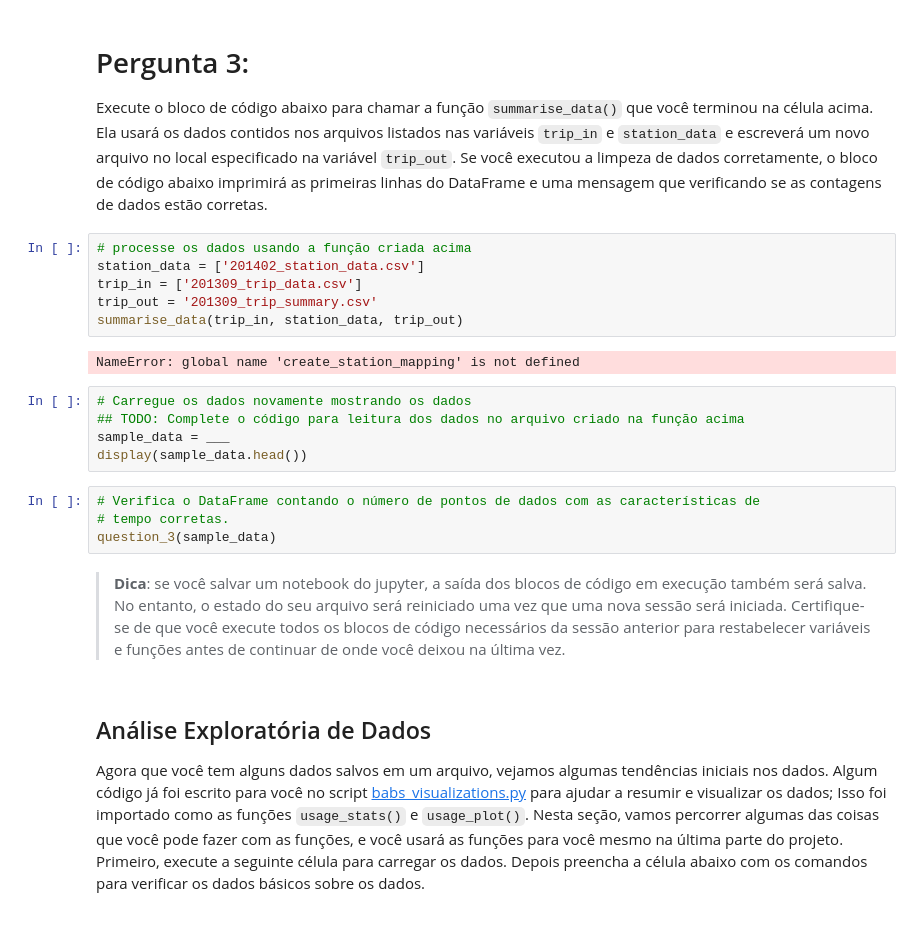
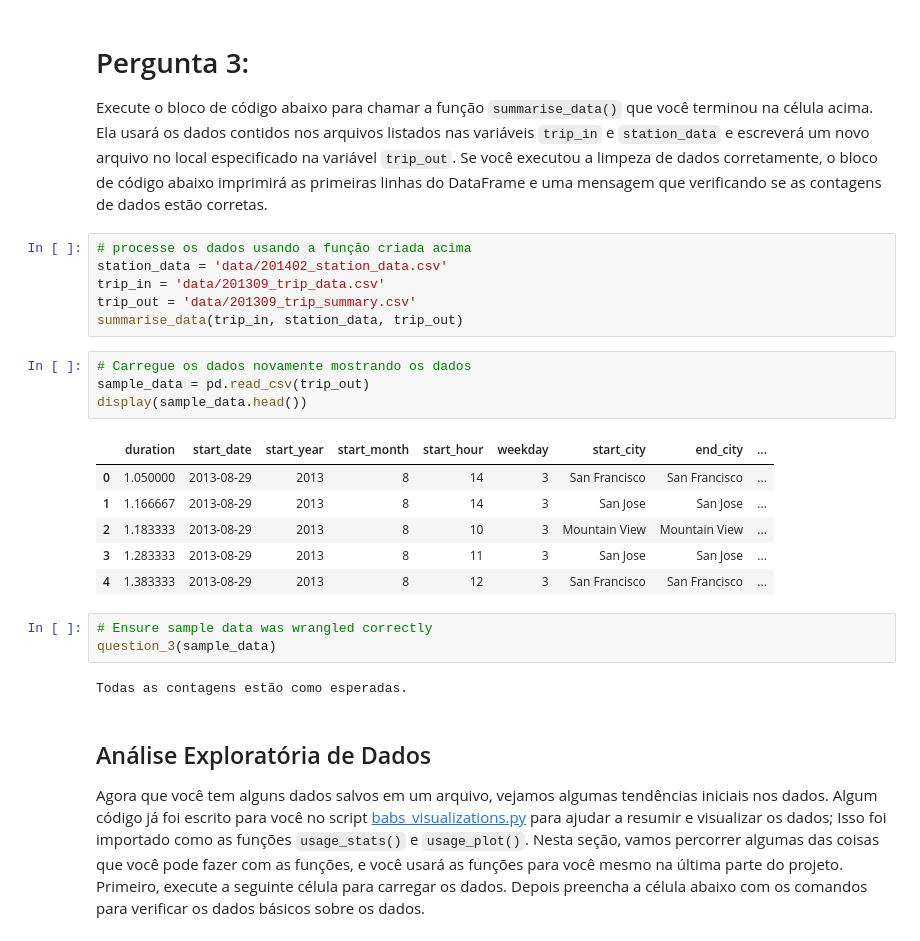
Before and after one commit to jpventura/BikeShareAnalysis, a Jupyter notebook: Analise_Bay_Area_Bike_Share-NDFDSI.ipynb, the cells around one changed output. Cells and saved outputs as stored; diff of their text form.

```diff
--- a/Analise_Bay_Area_Bike_Share-NDFDSI.ipynb
+++ b/Analise_Bay_Area_Bike_Share-NDFDSI.ipynb
@@ -317,23 +203,26 @@ def summarise_data(trip_in, station_data, trip_out):
 Execute o bloco de código abaixo para chamar a função `summarise_data()` que você terminou na célula acima. Ela usará os dados contidos nos arquivos listados nas variáveis `trip_in` e `station_data` e escreverá um novo arquivo no local especificado na variável `trip_out`. Se você executou a limpeza de dados corretamente, o bloco de código abaixo imprimirá as primeiras linhas do DataFrame e uma mensagem que verificando se as contagens de dados estão corretas.
 # %%
 # processe os dados usando a função criada acima
-station_data = ['201402_station_data.csv']
-trip_in = ['201309_trip_data.csv']
-trip_out = '201309_trip_summary.csv'
+station_data = 'data/201402_station_data.csv'
+trip_in = 'data/201309_trip_data.csv'
+trip_out = 'data/201309_trip_summary.csv'
 summarise_data(trip_in, station_data, trip_out)
-# %% [output]
-NameError: global name 'create_station_mapping' is not defined
 # %%
 # Carregue os dados novamente mostrando os dados
-## TODO: Complete o código para leitura dos dados no arquivo criado na função acima
-sample_data = ___
+sample_data = pd.read_csv(trip_out)
 display(sample_data.head())
+# %% [output]
+|  | duration | start_date | start_year | start_month | start_hour | weekday | start_city | end_city | ... |
+| 0 | 1.050000 | 2013-08-29 | 2013 | 8 | 14 | 3 | San Francisco | San Francisco | ... |
+| 1 | 1.166667 | 2013-08-29 | 2013 | 8 | 14 | 3 | San Jose | San Jose | ... |
+| 2 | 1.183333 | 2013-08-29 | 2013 | 8 | 10 | 3 | Mountain View | Mountain View | ... |
+| 3 | 1.283333 | 2013-08-29 | 2013 | 8 | 11 | 3 | San Jose | San Jose | ... |
+| 4 | 1.383333 | 2013-08-29 | 2013 | 8 | 12 | 3 | San Francisco | San Francisco | ... |
-# %%
-# Verifica o DataFrame contando o número de pontos de dados com as características de
-# tempo corretas.
-question_3(sample_data)
-# %% [markdown]
-> **Dica**: se você salvar um notebook do jupyter, a saída dos blocos de código em execução também será salva. No entanto, o estado do seu arquivo será reiniciado uma vez que uma nova sessão será iniciada. Certifique-se de que você execute todos os blocos de código necessários da sessão anterior para restabelecer variáveis e funções antes de continuar de onde você deixou na última vez.
+# %%
+# Ensure sample data was wrangled correctly
+question_3(sample_data)
+# %% [output]
+Todas as contagens estão como esperadas.
 # %% [markdown]
 ## Análise Exploratória de Dados
 
```
Also changed, not shown: parts of 43 cells of this notebook, 2 other files.
